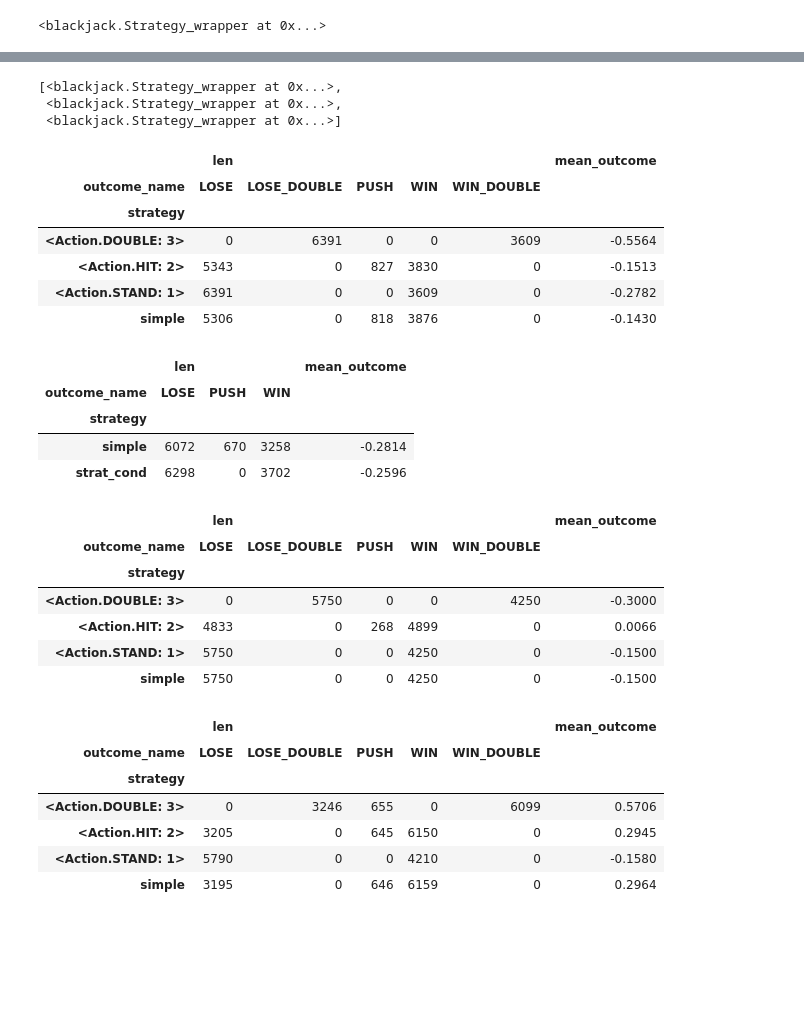
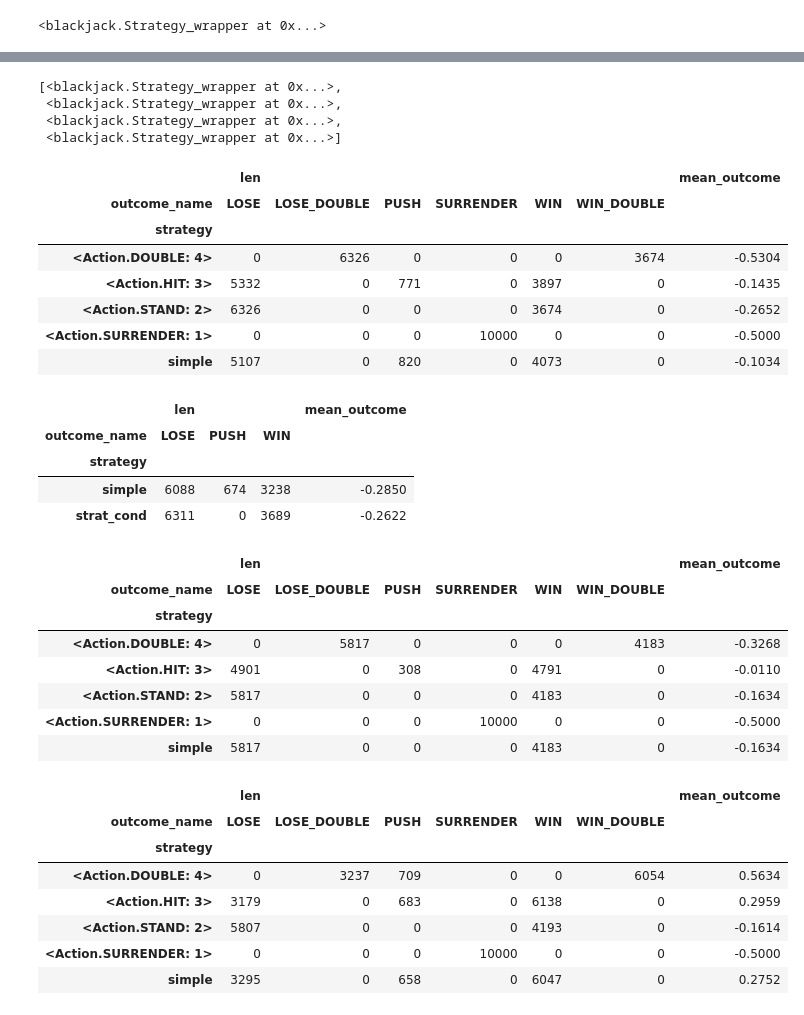
Before and after one commit to sdvinay/blackjack, a Jupyter notebook: Blackjack_sim.ipynb, the cells around one changed output, grey strips where cells are left out. Drawn from its saved outputs; the diff is of its cells as text; code cells hidden in the pictures; blank space fills up the shorter version.

Commit message:
Add support for surrendering

```diff
--- a/Blackjack_sim.ipynb
+++ b/Blackjack_sim.ipynb
@@ -198,7 +200,7 @@ strat_cond
 # %%
 # Generate a conditional strategy for each action
 
-strats = sim.gen_cond_strategies(strat_simple, cond_12_2, [Action.HIT, Action.STAND, Action.DOUBLE])
+strats = sim.gen_cond_strategies(strat_simple, cond_12_2, Action)
 strats
 # %% [output]
 [<blackjack.Strategy_wrapper at 0x...>,
@@ -243,65 +251,69 @@ hand_12s, hand_d
 def cond_12s_2(score_p, score_d):
     return score_p == HandScore(12, True) and score_d.points == 2
 
-strats = sim.gen_cond_strategies(strat_simple, cond_12s_2, [Action.HIT, Action.STAND, Action.DOUBLE])
+strats = sim.gen_cond_strategies(strat_simple, cond_12s_2, Action)
 strats
 # %% [output]
 [<blackjack.Strategy_wrapper at 0x...>,
  <blackjack.Strategy_wrapper at 0x...>,
+ <blackjack.Strategy_wrapper at 0x...>,
  <blackjack.Strategy_wrapper at 0x...>]
 # %%
 sims = sim.run_n_sim_trials_from_state(strats+[strat_simple], hand_12s, hand_d, 10000)
 sim.summarize_totals(sims)
 # %% [output]
-|  | len |  |  |  |  | mean_outcome |
-| outcome_name | LOSE | LOSE_DOUBLE | PUSH | WIN | WIN_DOUBLE |  |
-| strategy |  |  |  |  |  |  |
-| <Action.DOUBLE: 3> | 0 | 6391 | 0 | 0 | 3609 | -0.5564 |
-| <Action.HIT: 2> | 5343 | 0 | 827 | 3830 | 0 | -0.1513 |
-| <Action.STAND: 1> | 6391 | 0 | 0 | 3609 | 0 | -0.2782 |
-| simple | 5306 | 0 | 818 | 3876 | 0 | -0.1430 |
+|  | len |  |  |  |  |  | mean_outcome |
+| outcome_name | LOSE | LOSE_DOUBLE | PUSH | SURRENDER | WIN | WIN_DOUBLE |  |
+| strategy |  |  |  |  |  |  |  |
+| <Action.DOUBLE: 4> | 0 | 6326 | 0 | 0 | 0 | 3674 | -0.5304 |
+| <Action.HIT: 3> | 5332 | 0 | 771 | 0 | 3897 | 0 | -0.1435 |
+| <Action.STAND: 2> | 6326 | 0 | 0 | 0 | 3674 | 0 | -0.2652 |
+| <Action.SURRENDER: 1> | 0 | 0 | 0 | 10000 | 0 | 0 | -0.5000 |
+| simple | 5107 | 0 | 820 | 0 | 4073 | 0 | -0.1034 |
 # %%
 sim.summarize_totals(sim.run_n_sim_trials_from_state([strat_simple, strat_cond], hand_p, hand_d, 10*1000))
 # %% [output]
 |  | len |  |  | mean_outcome |
 | outcome_name | LOSE | PUSH | WIN |  |
 | strategy |  |  |  |  |
-| simple | 6072 | 670 | 3258 | -0.2814 |
-| strat_cond | 6298 | 0 | 3702 | -0.2596 |
+| simple | 6088 | 674 | 3238 | -0.2850 |
+| strat_cond | 6311 | 0 | 3689 | -0.2622 |
 # %%
 # soft 13 vs 6
 def cond_13s_6(score_p, score_d):
     return score_p == HandScore(13, True) and score_d.points == 6
 
 
 
-strats = sim.gen_cond_strategies(strat_simple, cond_13s_6, [Action.HIT, Action.STAND, Action.DOUBLE])
+strats = sim.gen_cond_strategies(strat_simple, cond_13s_6, Action)
 sims = sim.run_n_sim_trials_from_state(strats+[strat_simple], bj.make_hand([1, 2]), bj.make_hand([6]), 10000)
 sim.summarize_totals(sims)
 # %% [output]
-|  | len |  |  |  |  | mean_outcome |
-| outcome_name | LOSE | LOSE_DOUBLE | PUSH | WIN | WIN_DOUBLE |  |
-| strategy |  |  |  |  |  |  |
-| <Action.DOUBLE: 3> | 0 | 5750 | 0 | 0 | 4250 | -0.3000 |
-| <Action.HIT: 2> | 4833 | 0 | 268 | 4899 | 0 | 0.0066 |
-| <Action.STAND: 1> | 5750 | 0 | 0 | 4250 | 0 | -0.1500 |
-| simple | 5750 | 0 | 0 | 4250 | 0 | -0.1500 |
+|  | len |  |  |  |  |  | mean_outcome |
+| outcome_name | LOSE | LOSE_DOUBLE | PUSH | SURRENDER | WIN | WIN_DOUBLE |  |
+| strategy |  |  |  |  |  |  |  |
+| <Action.DOUBLE: 4> | 0 | 5817 | 0 | 0 | 0 | 4183 | -0.3268 |
+| <Action.HIT: 3> | 4901 | 0 | 308 | 0 | 4791 | 0 | -0.0110 |
+| <Action.STAND: 2> | 5817 | 0 | 0 | 0 | 4183 | 0 | -0.1634 |
+| <Action.SURRENDER: 1> | 0 | 0 | 0 | 10000 | 0 | 0 | -0.5000 |
+| simple | 5817 | 0 | 0 | 0 | 4183 | 0 | -0.1634 |
 # %%
 # 10 v 6
 def cond_10_6(score_p, score_d):
     return score_p.points == 10 and score_d.points == 6
 
-strats = sim.gen_cond_strategies(strat_simple, cond_10_6, [Action.HIT, Action.STAND, Action.DOUBLE])
+strats = sim.gen_cond_strategies(strat_simple, cond_10_6, Action)
 sims = sim.run_n_sim_trials_from_state(strats+[strat_simple], make_hand([5, 5]), make_hand([6]), 10000)
 sim.summarize_totals(sims)
 # %% [output]
-|  | len |  |  |  |  | mean_outcome |
-| outcome_name | LOSE | LOSE_DOUBLE | PUSH | WIN | WIN_DOUBLE |  |
-| strategy |  |  |  |  |  |  |
-| <Action.DOUBLE: 3> | 0 | 3246 | 655 | 0 | 6099 | 0.5706 |
-| <Action.HIT: 2> | 3205 | 0 | 645 | 6150 | 0 | 0.2945 |
-| <Action.STAND: 1> | 5790 | 0 | 0 | 4210 | 0 | -0.1580 |
-| simple | 3195 | 0 | 646 | 6159 | 0 | 0.2964 |
+|  | len |  |  |  |  |  | mean_outcome |
+| outcome_name | LOSE | LOSE_DOUBLE | PUSH | SURRENDER | WIN | WIN_DOUBLE |  |
+| strategy |  |  |  |  |  |  |  |
+| <Action.DOUBLE: 4> | 0 | 3237 | 709 | 0 | 0 | 6054 | 0.5634 |
+| <Action.HIT: 3> | 3179 | 0 | 683 | 0 | 6138 | 0 | 0.2959 |
+| <Action.STAND: 2> | 5807 | 0 | 0 | 0 | 4193 | 0 | -0.1614 |
+| <Action.SURRENDER: 1> | 0 | 0 | 0 | 10000 | 0 | 0 | -0.5000 |
+| simple | 3295 | 0 | 658 | 0 | 6047 | 0 | 0.2752 |
 # %%
 sim.test_cond(HandScore(10), HandScore(6), 10000, strat_simple)
 # %% [output]
```
Also changed, not shown: parts of 27 cells of this notebook, 1 other file.
